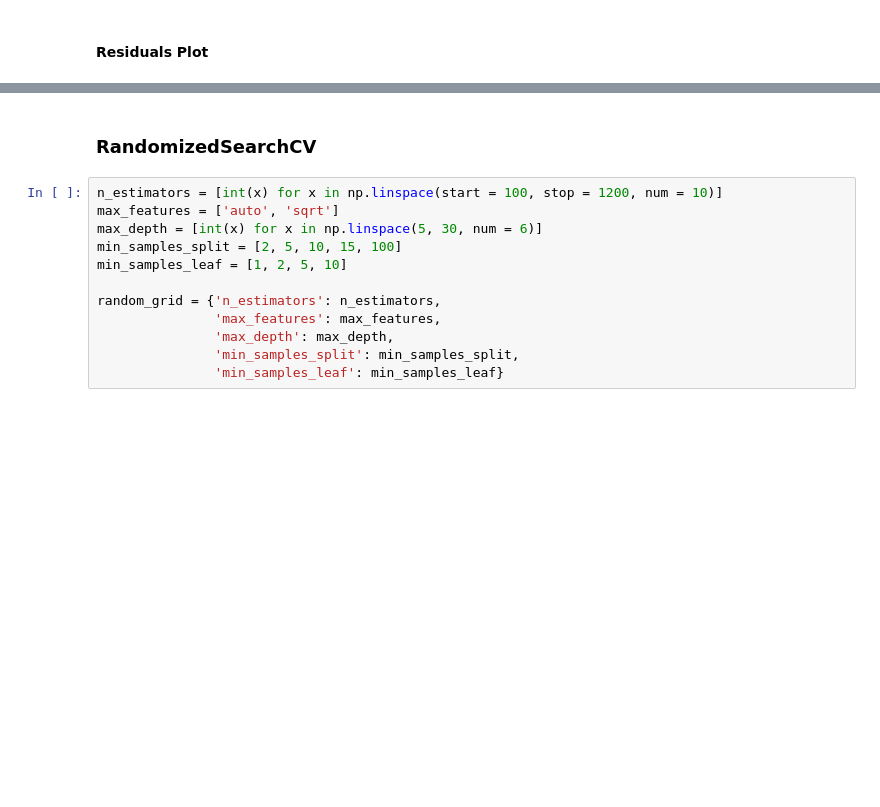
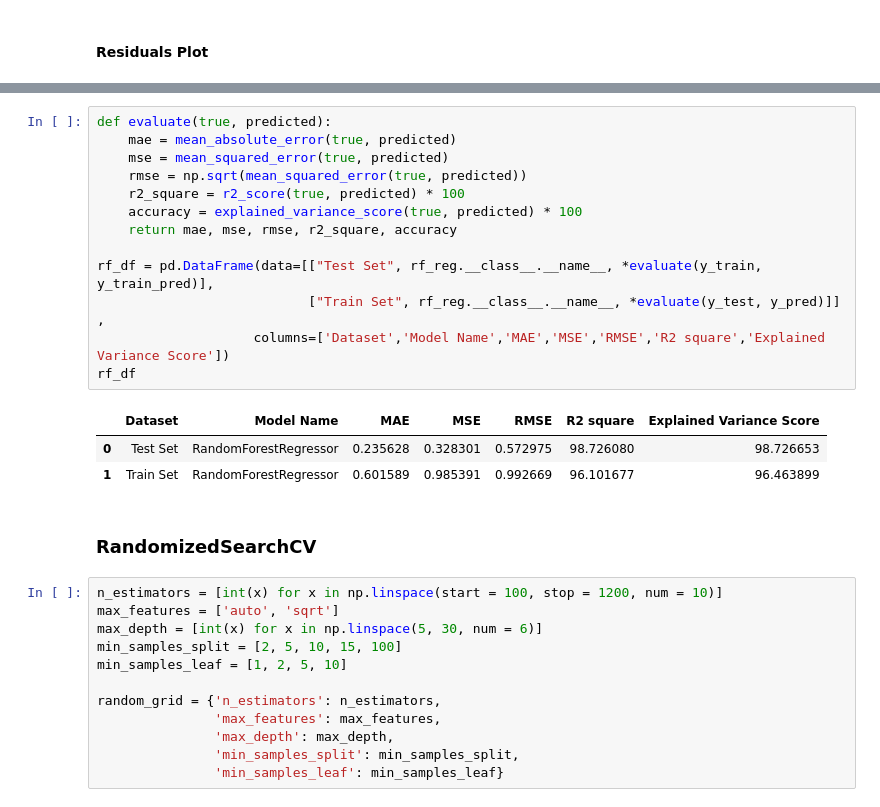
Before and after one commit to Thalapathy25/Pricefy, a Jupyter notebook: notebook/Car Price Analysis.ipynb, the cells around one changed output, grey strips where cells are left out. Drawn from its saved outputs; the diff is of its cells as text; blank space fills up the shorter version.

```diff
--- a/notebook/Car Price Analysis.ipynb
+++ b/notebook/Car Price Analysis.ipynb
@@ -498,3 +512,20 @@ plt.show()
+# %%
+def evaluate(true, predicted):
+    mae = mean_absolute_error(true, predicted)
+    mse = mean_squared_error(true, predicted)
+    rmse = np.sqrt(mean_squared_error(true, predicted))
+    r2_square = r2_score(true, predicted) * 100
+    accuracy = explained_variance_score(true, predicted) * 100
+    return mae, mse, rmse, r2_square, accuracy
+
+rf_df = pd.DataFrame(data=[["Test Set", rf_reg.__class__.__name__, *evaluate(y_train, y_train_pred)],
+                           ["Train Set", rf_reg.__class__.__name__, *evaluate(y_test, y_pred)]] ,
+                    columns=['Dataset','Model Name','MAE','MSE','RMSE','R2 square','Explained Variance Score'])
+rf_df
+# %% [output]
+|  | Dataset | Model Name | MAE | MSE | RMSE | R2 square | Explained Variance Score |
+| 0 | Test Set | RandomForestRegressor | 0.235628 | 0.328301 | 0.572975 | 98.726080 | 98.726653 |
+| 1 | Train Set | RandomForestRegressor | 0.601589 | 0.985391 | 0.992669 | 96.101677 | 96.463899 |
 # %% [markdown]
 ### RandomizedSearchCV
 # %%
```
Also changed, not shown: parts of 21 cells of this notebook, 1 other file.
